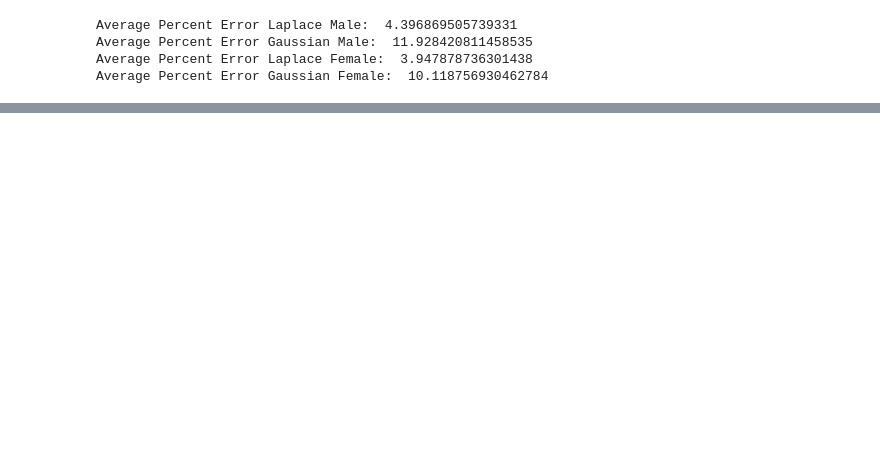
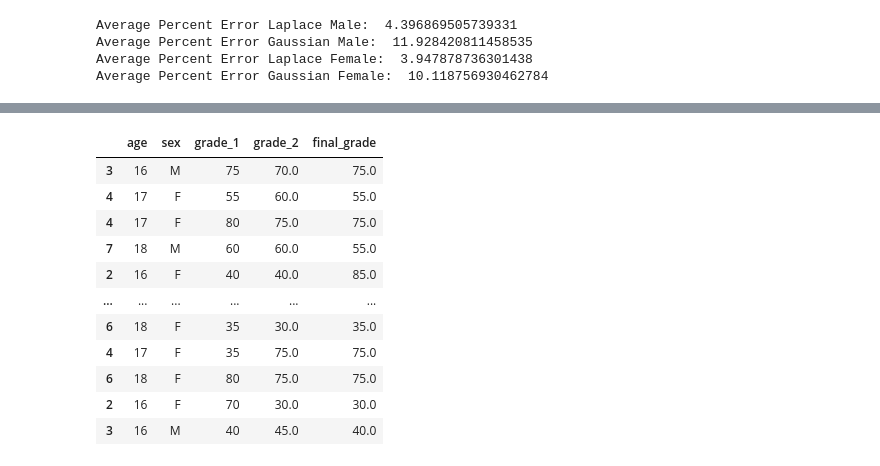
Before and after one commit to kierajclarke/Final-Data-Project, a Jupyter notebook: Final Data Privacy Project.ipynb, the cells around one changed output, grey strips where cells are left out. Cells and saved outputs as stored; diff of their text form; code cells hidden in the pictures; blank space fills up the shorter version.

Commit message:
Created synthetic data

```diff
--- a/Final Data Privacy Project.ipynb
+++ b/Final Data Privacy Project.ipynb
@@ -42,7 +45,8 @@ raw_data = pd.read_csv(StringIO(response.text))
 First we select columns related to academic metrics and sex and preprocess the data. Since our aim is to analyze the data of highschool students, we want to limit the age range of the students so that outlying ages do not skew accuracy.
 # %%
 # Select columns to go into data
-data = raw_data[['age', 'sex', 'grade_1', 'grade_2', 'final_grade']]
+columns = ['age', 'sex', 'grade_1', 'grade_2', 'final_grade']
+data = raw_data[columns]
 
 
 # Convert grades to percentages
@@ -200,0 +235,95 @@ Average Percent Error Gaussian Female:  10.118756930462784
+# %%
+def dp_synthetic_data_two_marginal(df, cols, n, epsilon):
+
+    # Get marginals
+    marg0 = dp_two_marginal(df, cols[0], cols[1], epsilon)
+    marg1 = dp_two_marginal(df, cols[1], cols[2], epsilon)
+    marg2 = dp_two_marginal(df, cols[2], cols[3], epsilon)
+    marg3 = dp_two_marginal(df, cols[3], cols[4], epsilon)
+
+    # Sample initial data from marg0
+    syn_df = marg0.sample(n, replace=True, weights=marg0['probability'])[[cols[0], cols[1]]]
+
+    # Add grade_1 data
+    grade_1s = []
+
+    for val in syn_df[cols[1]]:
+
+        # Get data for relevant Sex
+        marg1_filter = marg1.loc[marg1[cols[1]] == val].copy()
+
+        # Normalize filtered data
+        marg1_filter['probability'] = marg1_filter['probability'] / marg1_filter['probability'].sum()
+
+        dp_vals = list(marg1_filter.itertuples(index=False, name=None))
+
+        probs = [p for _,_,p in dp_vals]
+        vals = [b for _,b,_ in dp_vals]
+
+        indices = range(0, len(vals))
+        i = np.random.choice(indices, p=probs)
+        grade_1s.append(vals[i])
+
+    syn_df[cols[2]] = grade_1s
+
+    # Add grade_2 data
+    grade_2s = []
+
+    for val in syn_df[cols[2]]:
+        # Get data for relevant Occupation
+        marg2_filter = marg2.loc[marg2[cols[2]] == val].copy()
+
+        # Normalize filtered data
+        marg2_filter['probability'] = marg2_filter['probability'] / marg2_filter['probability'].sum()
+
+        dp_vals = list(marg2_filter.itertuples(index=False, name=None))
+
+        probs = [p for _,_,p in dp_vals]
+        vals = [b for _,b,_ in dp_vals]
+
+        indices = range(0, len(vals))
+
+        i = np.random.choice(indices, p=probs)
+        grade_2s.append(vals[i])
+
+    syn_df[cols[3]] = grade_2s
+
+    # Add final grade data
+    final_grades = []
+
+    for val in syn_df[cols[3]]:
+        # Get data for relevant Occupation
+        marg3_filter = marg3.loc[marg3[cols[3]] == val].copy()
+
+        # Normalize filtered data
+        marg3_filter['probability'] = marg3_filter['probability'] / marg3_filter['probability'].sum()
+
+        dp_vals = list(marg3_filter.itertuples(index=False, name=None))
+
+        probs = [p for _,_,p in dp_vals]
+        vals = [b for _,b,_ in dp_vals]
+
+        indices = range(0, len(vals))
+
+        i = np.random.choice(indices, p=probs)
+        final_grades.append(vals[i])
+
+    syn_df[cols[4]] = final_grades
+
+    return syn_df
+
+two_marginal_data = dp_synthetic_data_two_marginal(data, columns, 395, 1.0)
+two_marginal_data
+# %% [output]
+|  | age | sex | grade_1 | grade_2 | final_grade |
+| 3 | 16 | M | 75 | 70.0 | 75.0 |
+| 4 | 17 | F | 55 | 60.0 | 55.0 |
+| 4 | 17 | F | 80 | 75.0 | 75.0 |
+| 7 | 18 | M | 60 | 60.0 | 55.0 |
+| 2 | 16 | F | 40 | 40.0 | 85.0 |
+| ... | ... | ... | ... | ... | ... |
+| 6 | 18 | F | 35 | 30.0 | 35.0 |
+| 4 | 17 | F | 35 | 75.0 | 75.0 |
+| 6 | 18 | F | 80 | 75.0 | 75.0 |
+| 2 | 16 | F | 70 | 30.0 | 30.0 |
+| 3 | 16 | M | 40 | 45.0 | 40.0 |
```
Also changed, not shown: parts of 10 cells of this notebook.
